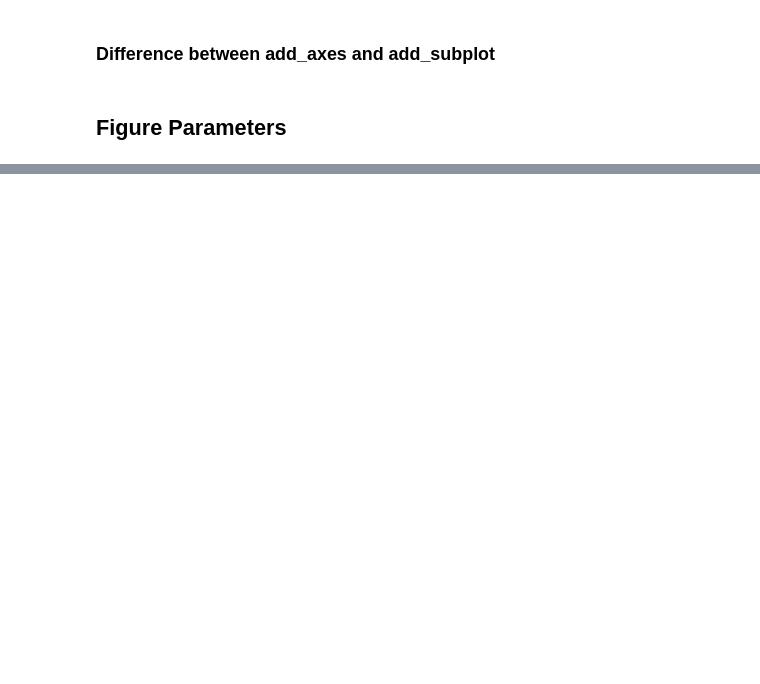
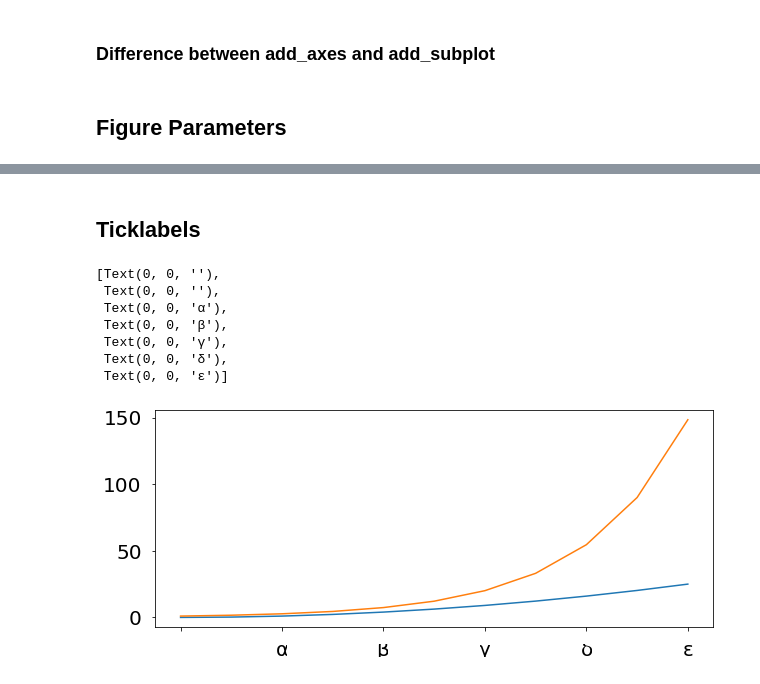
Before and after one commit to k21k/Python-Notes, a Jupyter notebook: Learning Notes/Learning Notes 7 - Matplotlib.ipynb, the cells around one changed output, grey strips where cells are left out. Drawn from its saved outputs; the diff is of its cells as text; code cells hidden in the pictures; blank space fills up the shorter version.

```diff
--- a/Learning Notes/Learning Notes 7 - Matplotlib.ipynb
+++ b/Learning Notes/Learning Notes 7 - Matplotlib.ipynb
@@ -610,0 +560,27 @@ Which one to use?
+# %% [markdown]
+## Ticklabels
+# %%
+import matplotlib.pyplot as plt
+
+
+figure= plt.figure(figsize=(10, 4), dpi=72)
+
+x = np.linspace(0, 5, 11)
+y = x ** 2
+z = np.exp(x)
+
+axis1 = figure.add_subplot(111)
+axis1.plot(x,y)
+axis1.plot(x,z)
+
+axis1.tick_params(labelsize=20,direction='out',pad=10)
+axis1.set_xticklabels(['','','α', 'β', 'γ', 'δ', 'ε'])
+# %% [output]
+[Text(0, 0, ''),
+ Text(0, 0, ''),
+ Text(0, 0, 'α'),
+ Text(0, 0, 'β'),
+ Text(0, 0, 'γ'),
+ Text(0, 0, 'δ'),
+ Text(0, 0, 'ε')]
+[figure, added]
```
Also changed, not shown: parts of 25 cells of this notebook, 5 other files.
